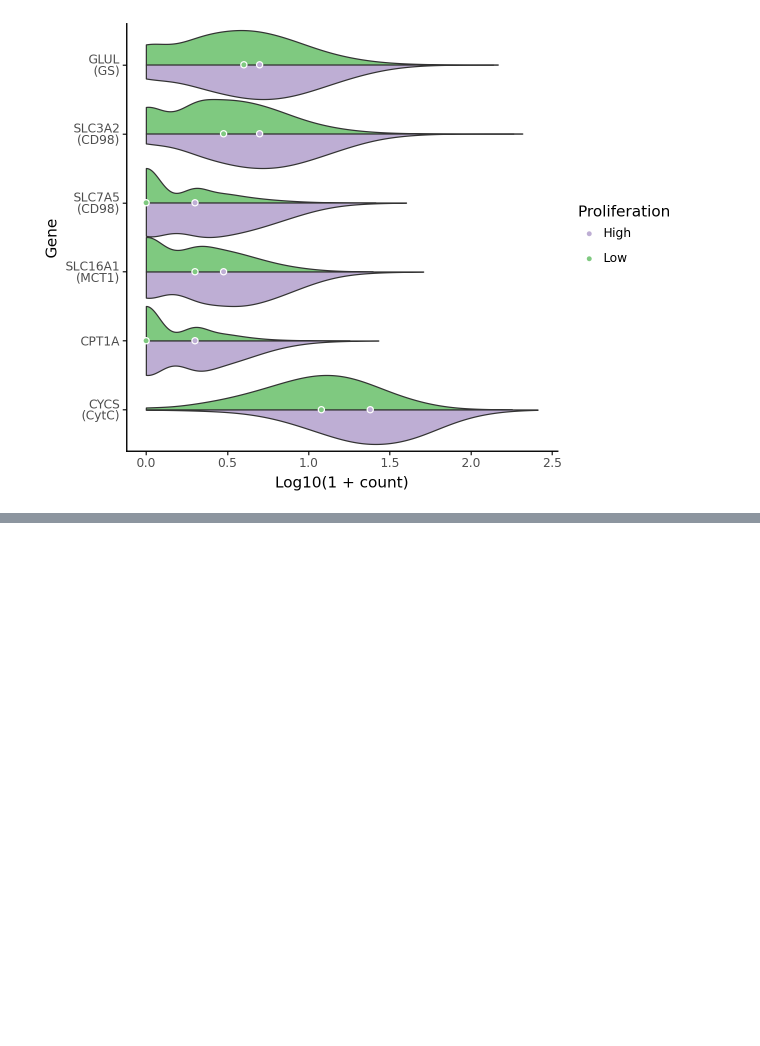
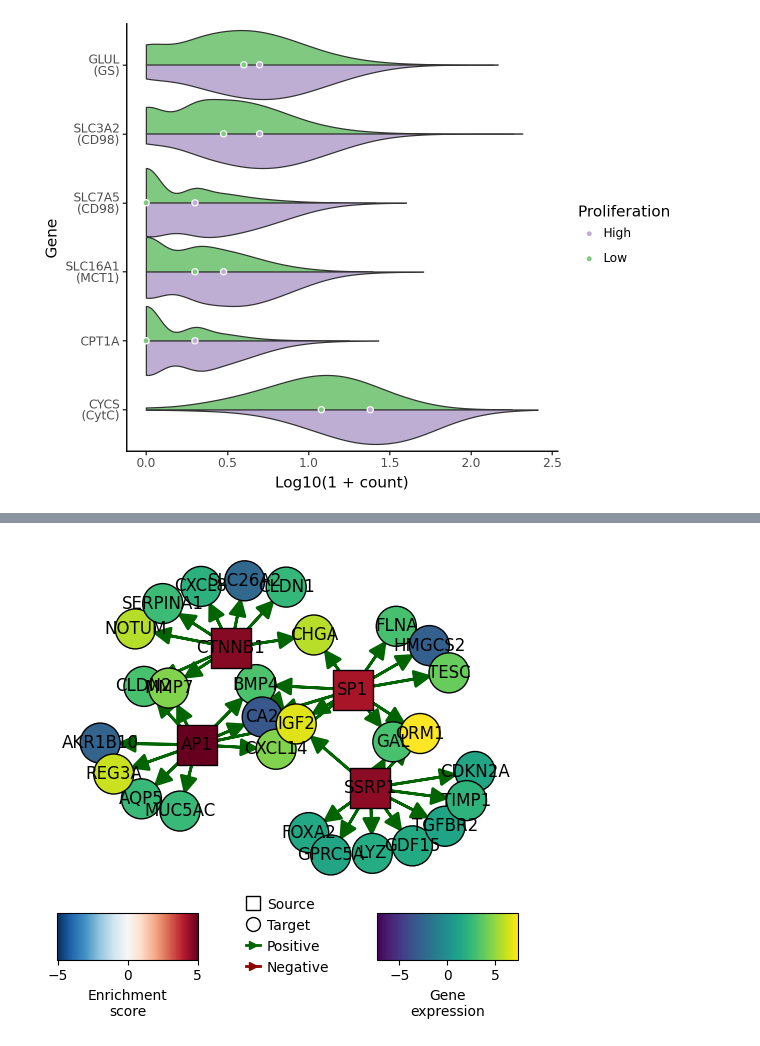
Before and after one commit to HartmannLab/MIBI-Analysis_Hamburg_CRC_TMA_2024, a Jupyter notebook: notebooks/validation/Pelka.ipynb, the cells around one changed output, grey strips where cells are left out. Cells and saved outputs as stored; diff of their text form; code cells hidden in the pictures; blank space fills up the shorter version.

```diff
--- a/notebooks/validation/Pelka.ipynb
+++ b/notebooks/validation/Pelka.ipynb
@@ -90,0 +155,15 @@ gp
+# %%
+dc.pl.network(
+    net=collectri,
+    data=data,
+    score=tf_acts,
+    sources=['AP1', 'CTNNB1', 'SSRP1', 'SP1'],
+    targets=10,
+    figsize=(5, 5),
+    vcenter=True,
+    by_abs=True,
+    size_node=10
+)
+plt.show()
+# %% [output]
+[figure, added]
```
Also changed, not shown: parts of 8 cells of this notebook.
